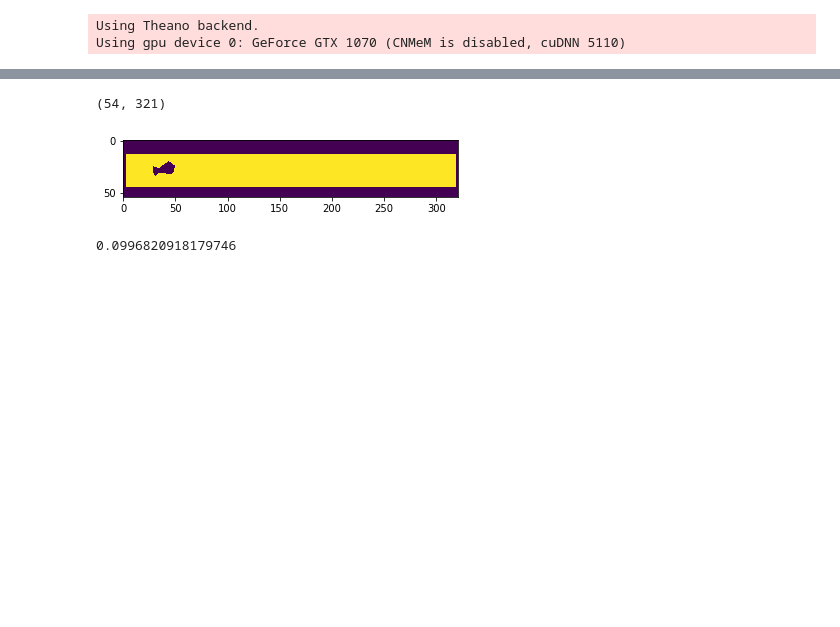
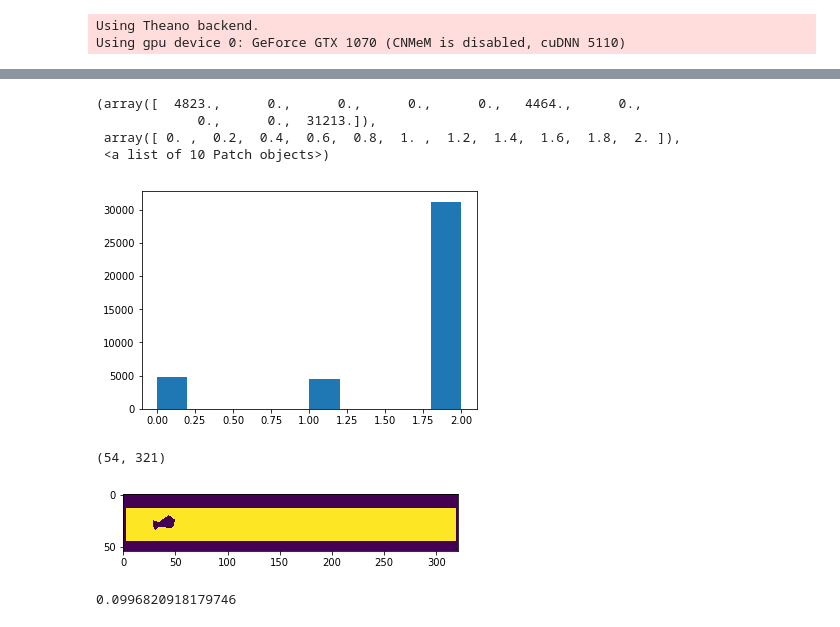
Before and after one commit to LouisFoucard/gym-blender, a Jupyter notebook: deepQ_agent_example.ipynb, the cells around one changed output, grey strips where cells are left out. Saved outputs shown, nothing was run; the diff lists cells and outputs as text; code cells hidden in the pictures; blank space fills up the shorter version.

```diff
--- a/deepQ_agent_example.ipynb
+++ b/deepQ_agent_example.ipynb
@@ -153,3 +144,15 @@ KeyboardInterrupt:
+# %%
+actions = []
+for mem in agent.memory[:40500]:
+    actions += [mem[1]]
+
+plt.hist(actions)
+# %% [output]
+(array([  4823.,      0.,      0.,      0.,      0.,   4464.,      0.,
+             0.,      0.,  31213.]),
+ array([ 0. ,  0.2,  0.4,  0.6,  0.8,  1. ,  1.2,  1.4,  1.6,  1.8,  2. ]),
+ <a list of 10 Patch objects>)
+[figure, added]
 # %%
 agent.memory[0][0][0,0,...].shape
 # %% [output]
```
Also changed, not shown: parts of 3 cells of this notebook.
